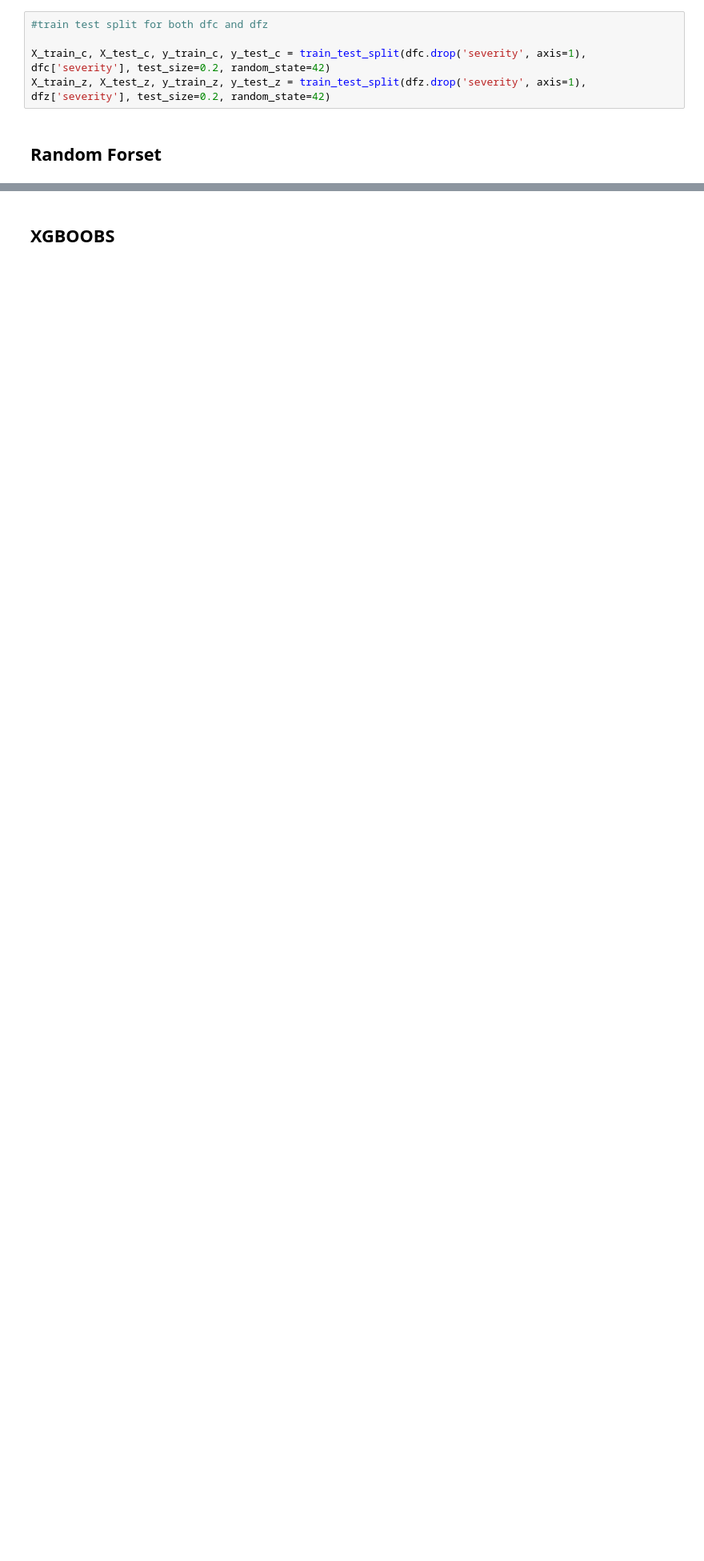
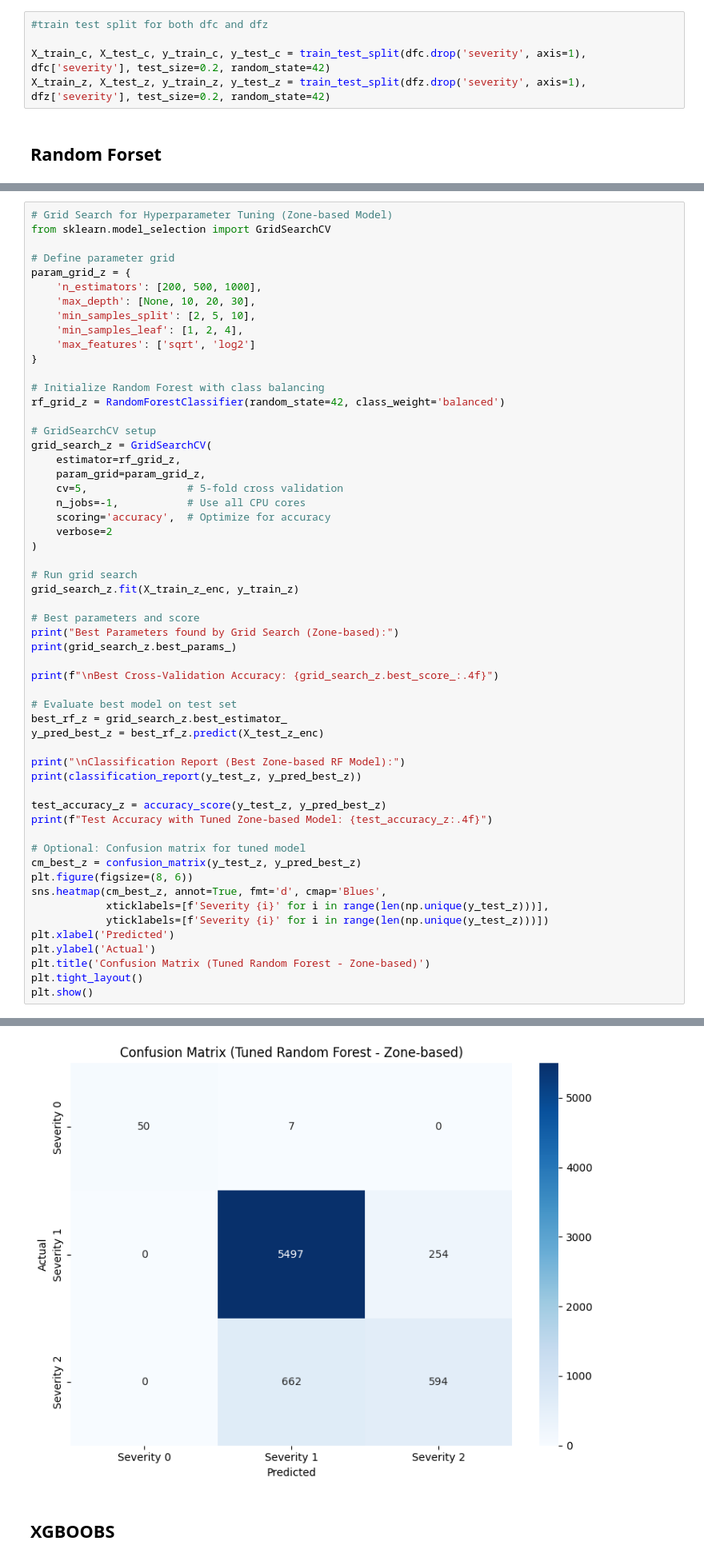
Before and after one commit to Hassan-AlMarsafy/traffic-accidents-prediction-Ai-application, a Jupyter notebook: Main/main.ipynb, the cells around one changed output, grey strips where cells are left out. Shown at 80% size. Drawn from its saved outputs; the diff is of its cells as text; blank space fills up the shorter version.

```diff
--- a/Main/main.ipynb
+++ b/Main/main.ipynb
@@ -792,3 +988,60 @@ Low         0.871090   1055
 Medium      0.862669    517
 Very High   0.902439     82
 Very Low    0.865540   5206
+# %%
+# Grid Search for Hyperparameter Tuning (Zone-based Model)
+from sklearn.model_selection import GridSearchCV
+
+# Define parameter grid
+param_grid_z = {
+    'n_estimators': [200, 500, 1000],
+    'max_depth': [None, 10, 20, 30],
+    'min_samples_split': [2, 5, 10],
+    'min_samples_leaf': [1, 2, 4],
+    'max_features': ['sqrt', 'log2']
+}
+
+# Initialize Random Forest with class balancing
+rf_grid_z = RandomForestClassifier(random_state=42, class_weight='balanced')
+
+# GridSearchCV setup
+grid_search_z = GridSearchCV(
+    estimator=rf_grid_z,
+    param_grid=param_grid_z,
+    cv=5,                # 5-fold cross validation
+    n_jobs=-1,           # Use all CPU cores
+    scoring='accuracy',  # Optimize for accuracy
+    verbose=2
+)
+
+# Run grid search
+grid_search_z.fit(X_train_z_enc, y_train_z)
+
+# Best parameters and score
+print("Best Parameters found by Grid Search (Zone-based):")
+print(grid_search_z.best_params_)
+
+print(f"\nBest Cross-Validation Accuracy: {grid_search_z.best_score_:.4f}")
+
+# Evaluate best model on test set
+best_rf_z = grid_search_z.best_estimator_
+y_pred_best_z = best_rf_z.predict(X_test_z_enc)
+
+print("\nClassification Report (Best Zone-based RF Model):")
+print(classification_report(y_test_z, y_pred_best_z))
+
+test_accuracy_z = accuracy_score(y_test_z, y_pred_best_z)
+print(f"Test Accuracy with Tuned Zone-based Model: {test_accuracy_z:.4f}")
+
+# Optional: Confusion matrix for tuned model
+cm_best_z = confusion_matrix(y_test_z, y_pred_best_z)
+plt.figure(figsize=(8, 6))
+sns.heatmap(cm_best_z, annot=True, fmt='d', cmap='Blues',
+            xticklabels=[f'Severity {i}' for i in range(len(np.unique(y_test_z)))],
+            yticklabels=[f'Severity {i}' for i in range(len(np.unique(y_test_z)))])
+plt.xlabel('Predicted')
+plt.ylabel('Actual')
+plt.title('Confusion Matrix (Tuned Random Forest - Zone-based)')
+plt.tight_layout()
+plt.show()
+# %% [output]
@@ -795,3 +1066,4 @@ Very Low    0.865540   5206
+[figure, added]
 # %% [markdown]
 ## XGBOOBS
 # %%
```
Also changed, not shown: parts of 10 cells of this notebook.
